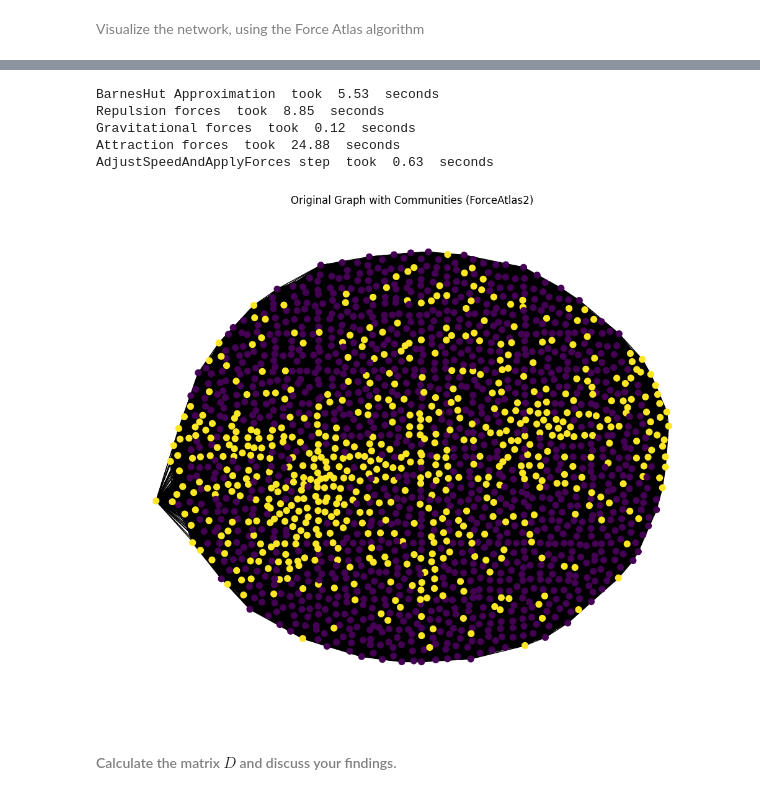
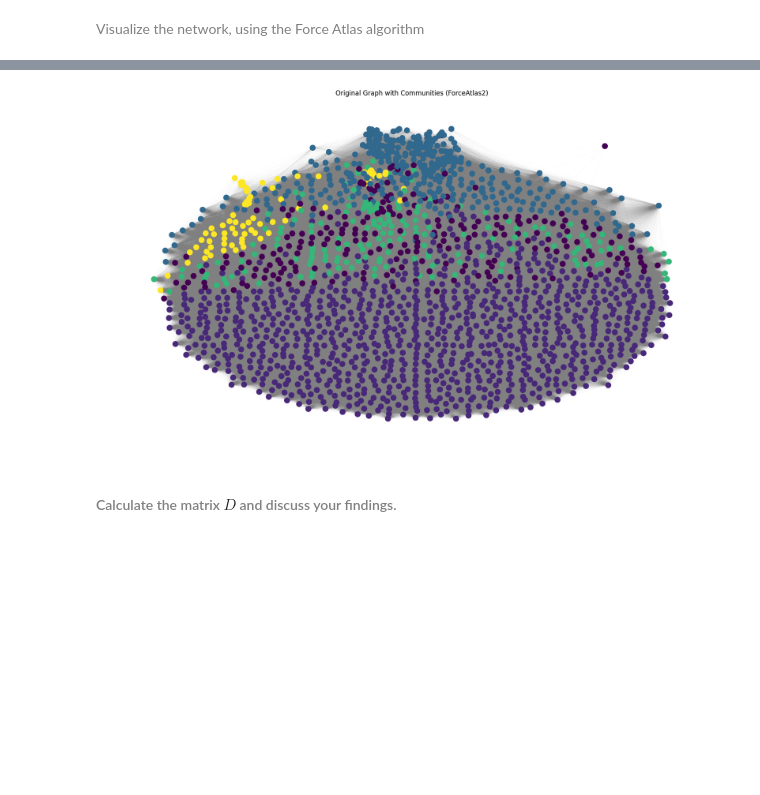
Before and after one commit to AleksandarLukic96/02805_Social_Graphs_and_Interactions, a Jupyter notebook: Exercise_solutions/Assignment_2.ipynb, the cells around one changed output, grey strips where cells are left out. Cells and saved outputs as stored; diff of their text form; code cells hidden in the pictures; blank space fills up the shorter version.

Commit message:
Fixed the genres in part 1.

```diff
--- a/Exercise_solutions/Assignment_2.ipynb
+++ b/Exercise_solutions/Assignment_2.ipynb
@@ -118,0 +167,15 @@ print_dict_n(partition, 5)
+# %%
+# Add edges between artists who share genres
+for artist1, genres1 in genres_dict.items():
+    for artist2, genres2 in genres_dict.items():
+        if artist1 != artist2:
+            common_genres = set(genres1).intersection(genres2)
+            if common_genres:
+                G_ud.add_edge(artist1, artist2, weight=len(common_genres))
+# %%
+# Subgraph containing only artists in dataset
+artists = list(genres_dict.keys())
+G_ud = G_ud.subgraph(artists)
+# %%
+# Find communities in the network
+communities = community.best_partition(G_ud)
@@ -185,0 +225,3 @@ Requirement already satisfied: tqdm in /home/aleksandar-lukic/anaconda3/envs/028
+# %%
+# Create unfrozen graph
+G_ud = nx.Graph(G_ud)
@@ -186,43 +267,25 @@ Requirement already satisfied: tqdm in /home/aleksandar-lukic/anaconda3/envs/028
 # %%
-from fa2_modified import ForceAtlas2
+# Visualize the original graph with communities using the ForceAtlas2 algorithm
+plt.figure(figsize=(16, 9))
 
-# Create a ForceAtlas2 object
-forceatlas2 = ForceAtlas2(
-    # Behavior alternatives
-    outboundAttractionDistribution=True,
-    linLogMode=False,
-    adjustSizes=False,
-    edgeWeightInfluence=1.0,
-
-    # Performance
-    jitterTolerance=1.0,
-    barnesHutOptimize=True,
-    barnesHutTheta=1.2,
-
-    # Tuning
-    scalingRatio=2.0,
-    strongGravityMode=False,
-    gravity=1.0,
-
-    # Log
-    verbose=True
+nx.draw(
+    G_ud,
+    positions,
+    node_color=[communities[n] for n in G_ud.nodes()],
+    cmap=plt.cm.viridis,
+    node_size=100,
+    #alpha=0.4,
+    width=0.01,
+    edge_color="grey",
+    with_labels=False
 )
 
-# Position nodes using the ForceAtlas2 algorithm
-positions = forceatlas2.forceatlas2_networkx_layout(G, pos=None, iterations=2000)
+plt.title("Original Graph with Communities (ForceAtlas2)")
+plt.axis('off')
 
-# Visualize the original graph with communities using the ForceAtlas2 algorithm
-plt.figure(figsize=(10, 8))
-nx.draw(G, positions, node_color=[communities[n] for n in G.nodes()], cmap=plt.cm.viridis, node_size=50, with_labels=False)
-plt.title("Original Graph with Communities (ForceAtlas2)")
 plt.show()
 # %% [output]
-BarnesHut Approximation  took  5.53  seconds
-Repulsion forces  took  8.85  seconds
-Gravitational forces  took  0.12  seconds
-Attraction forces  took  24.88  seconds
-AdjustSpeedAndApplyForces step  took  0.63  seconds
-[figure, old version]
+[figure, new version]
 # %% [markdown]
 #### <font color='gray'> Calculate the matrix</font> $D$ <font color='gray'> and discuss your findings.</font>
 # %% [markdown]
```
Also changed, not shown: parts of 20 cells of this notebook.
